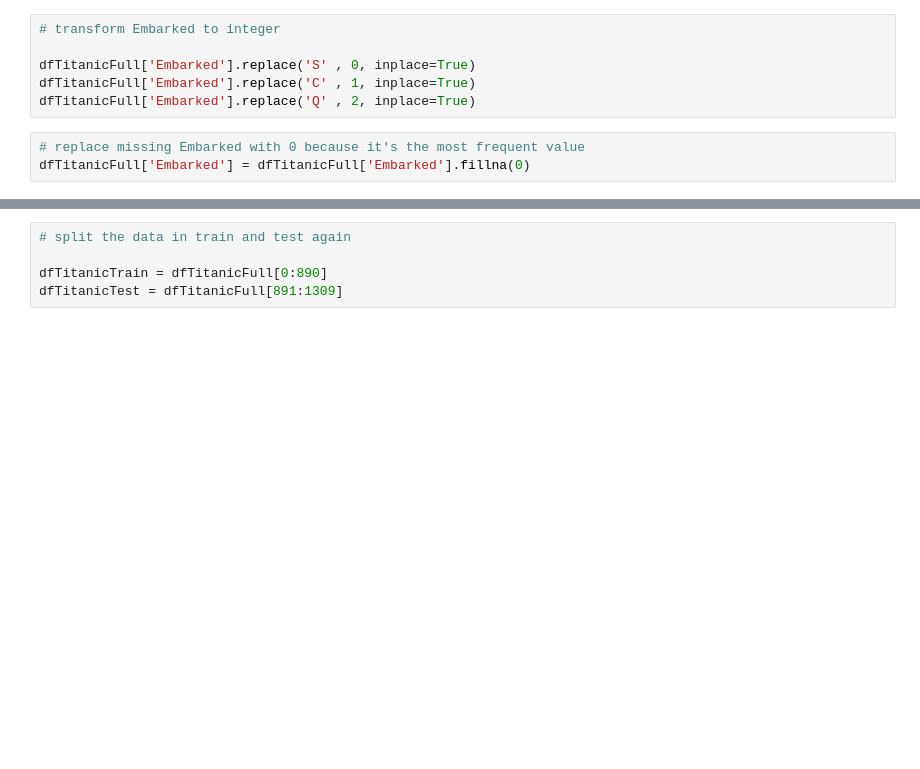
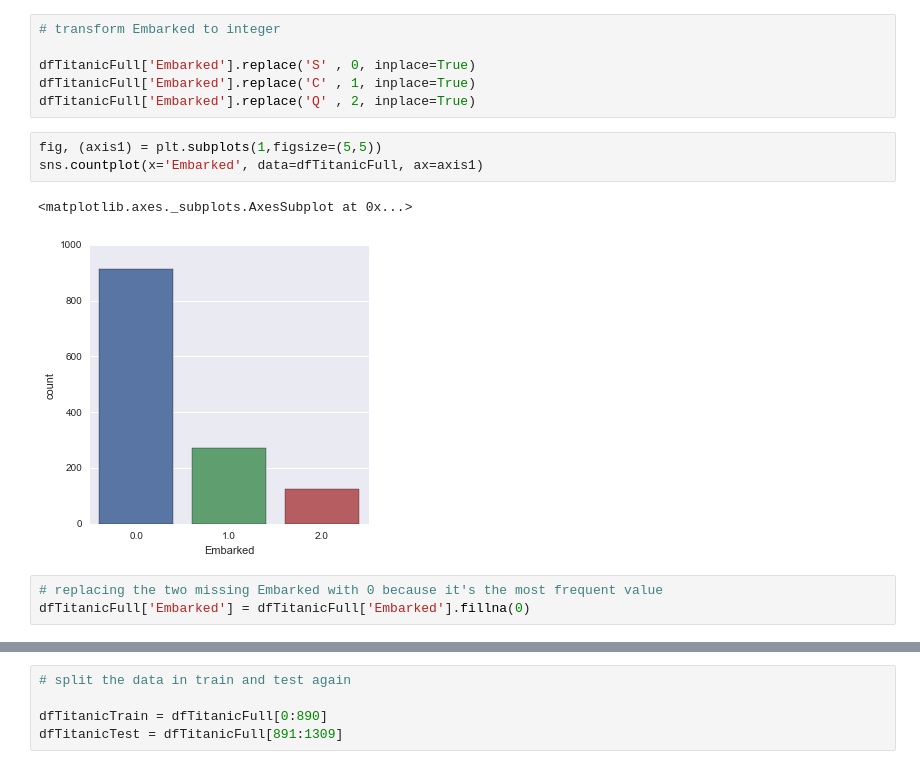
Before and after one commit to lukasganz/Titanic, a Jupyter notebook: Titanic.ipynb, the cells around one changed output, grey strips where cells are left out. Cells and saved outputs as stored; diff of their text form; blank space fills up the shorter version.

```diff
--- a/Titanic.ipynb
+++ b/Titanic.ipynb
@@ -74,6 +98,12 @@ dfTitanicFull['Sex'].replace('male' , 0, inplace=True)
 dfTitanicFull['Embarked'].replace('S' , 0, inplace=True)
 dfTitanicFull['Embarked'].replace('C' , 1, inplace=True)
 dfTitanicFull['Embarked'].replace('Q' , 2, inplace=True)
+# %%
+fig, (axis1) = plt.subplots(1,figsize=(5,5))
+sns.countplot(x='Embarked', data=dfTitanicFull, ax=axis1)
+# %% [output]
+<matplotlib.axes._subplots.AxesSubplot at 0x...>
+[figure, added]
 # %%
-# replace missing Embarked with 0 because it's the most frequent value
+# replacing the two missing Embarked with 0 because it's the most frequent value
 dfTitanicFull['Embarked'] = dfTitanicFull['Embarked'].fillna(0)
```
Also changed, not shown: parts of 17 cells of this notebook.
